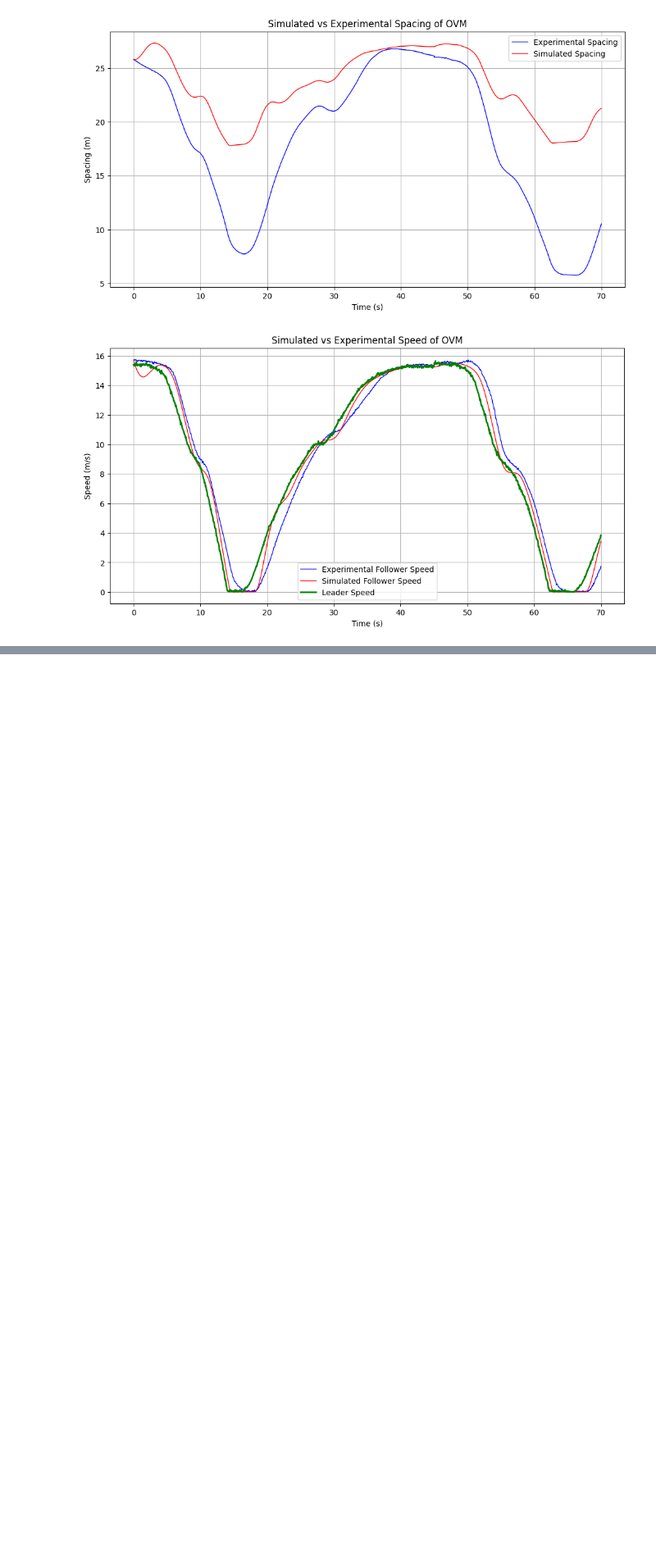
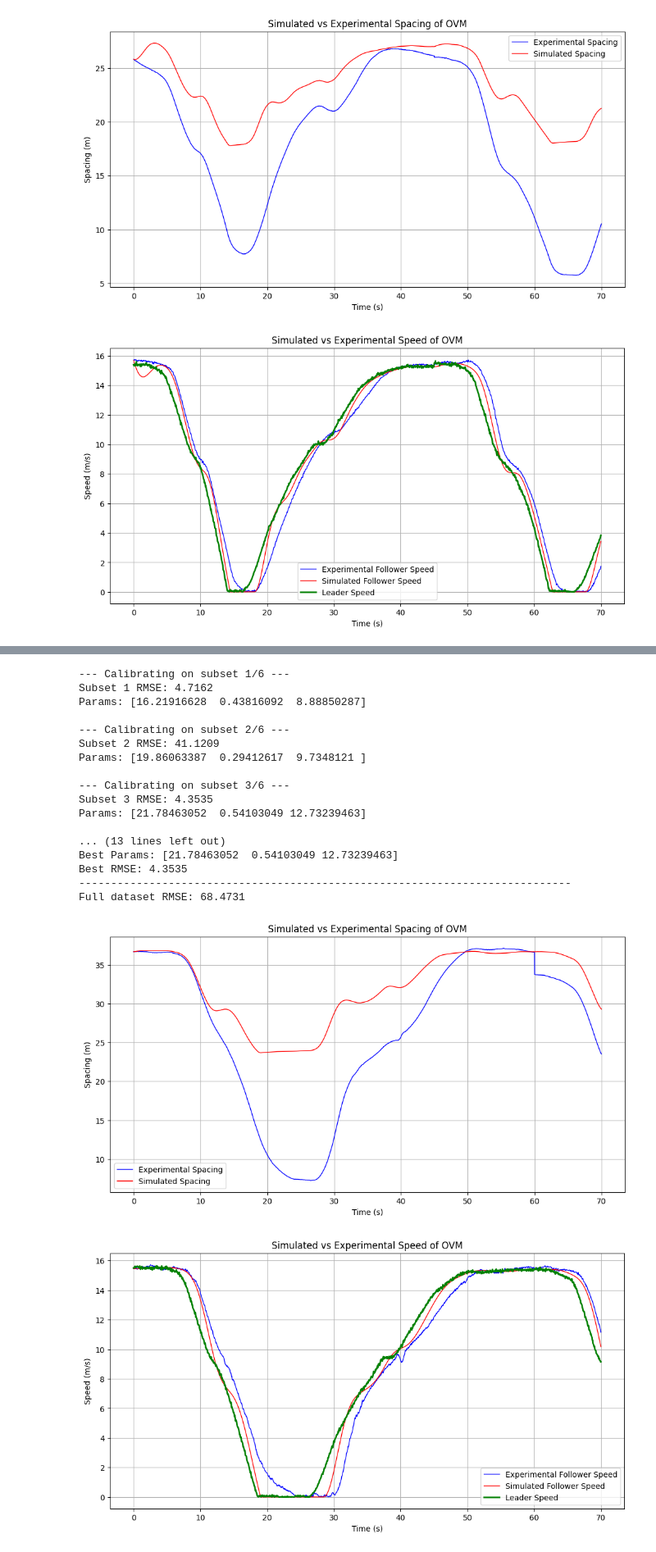
Before and after one commit to AARC-lab/car-following-behavior-EVACC-paper-recreation, a Jupyter notebook: notebook/ovm_calibaration.ipynb, the cells around one changed output, grey strips where cells are left out. Shown: that part at 82% size. Cells and saved outputs as stored; diff of their text form; code cells hidden in the pictures; blank space fills up the shorter version.

```diff
--- a/notebook/ovm_calibaration.ipynb
+++ b/notebook/ovm_calibaration.ipynb
@@ -213,0 +235,24 @@ Full dataset RMSE: 53.6896
+# %%
+xlong_gap_df = df[df['gap_setting'] == 'XLong']
+best_params = calibrate_ovm(xlong_gap_df)
+test_and_viz_full_dataset(xlong_gap_df, best_params, model_name="OVM", report_path="../REPORTS/OVM/", limit=(0, 70))
+# %% [output]
+--- Calibrating on subset 1/6 ---
+Subset 1 RMSE: 4.7162
+Params: [16.21916628  0.43816092  8.88850287]
+
+--- Calibrating on subset 2/6 ---
+Subset 2 RMSE: 41.1209
+Params: [19.86063387  0.29412617  9.7348121 ]
+
+--- Calibrating on subset 3/6 ---
+Subset 3 RMSE: 4.3535
+Params: [21.78463052  0.54103049 12.73239463]
+
+... (13 lines left out)
+Best Params: [21.78463052  0.54103049 12.73239463]
+Best RMSE: 4.3535
+-----------------------------------------------------------------------------
+Full dataset RMSE: 68.4731
+[figure, added]
+[figure, added]
```
Also changed, not shown: parts of 3 cells of this notebook, 3 other files.
